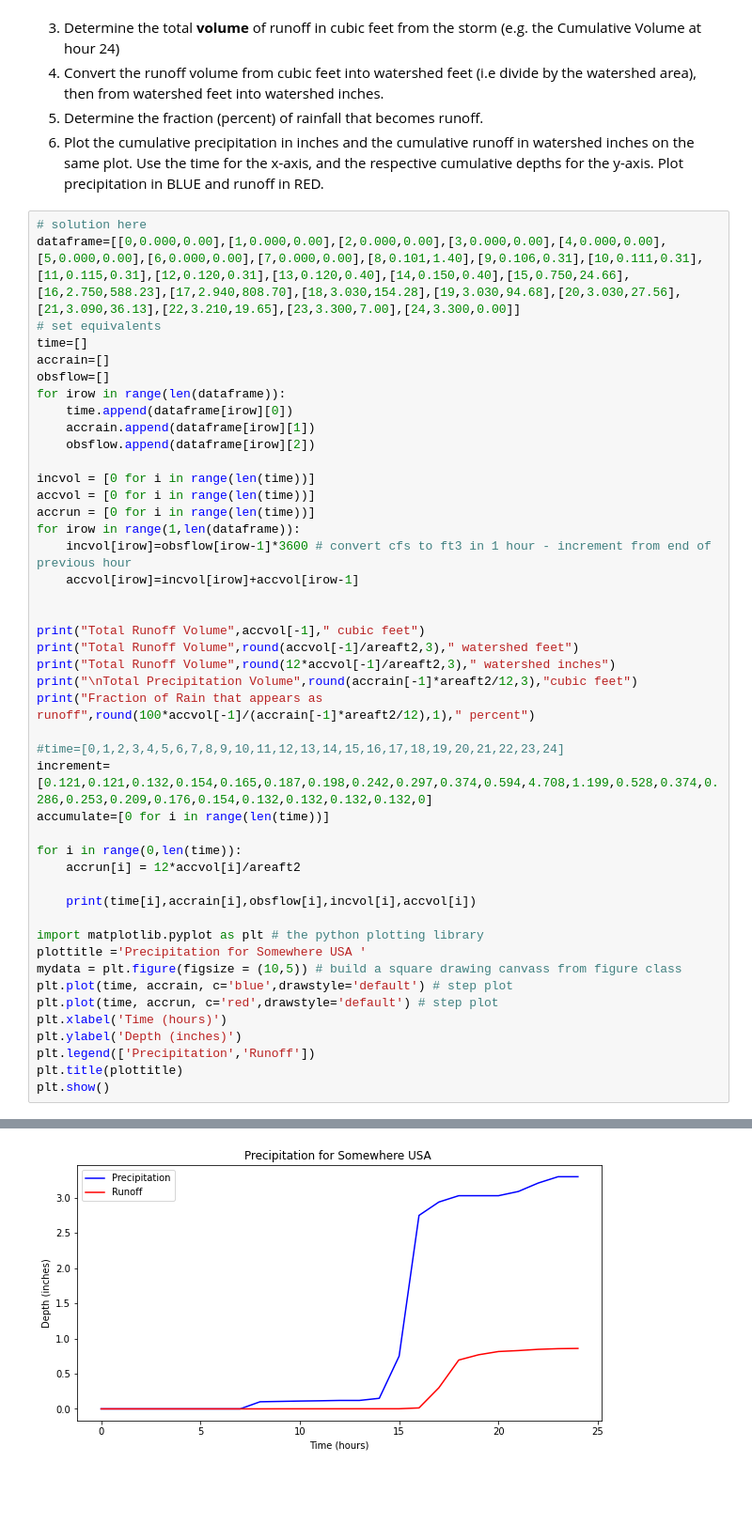
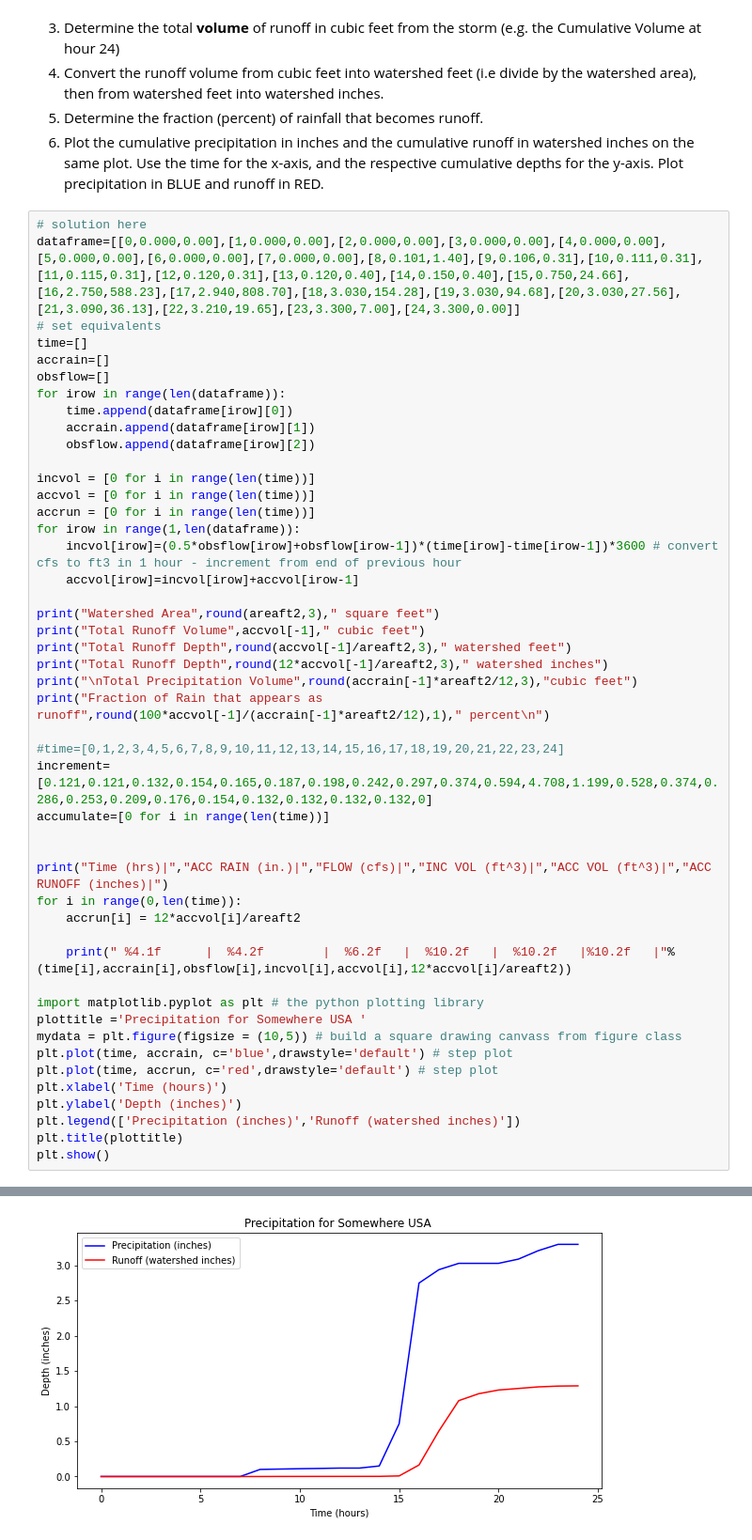
Before and after one commit to dustykat/ce-3354-webroot, a Jupyter notebook: 4-Exams/EX1/src_sol/EX1-WS.ipynb, the cells around one changed output, grey strips where cells are left out. Shown at 94% size. Saved outputs shown, nothing was run; the diff lists cells and outputs as text; blank space fills up the shorter version.

```diff
--- a/4-Exams/EX1/src_sol/EX1-WS.ipynb
+++ b/4-Exams/EX1/src_sol/EX1-WS.ipynb
@@ -266,24 +266,26 @@ incvol = [0 for i in range(len(time))]
 accvol = [0 for i in range(len(time))]
 accrun = [0 for i in range(len(time))]
 for irow in range(1,len(dataframe)):
-    incvol[irow]=obsflow[irow-1]*3600 # convert cfs to ft3 in 1 hour - increment from end of previous hour
+    incvol[irow]=(0.5*obsflow[irow]+obsflow[irow-1])*(time[irow]-time[irow-1])*3600 # convert cfs to ft3 in 1 hour - increment from end of previous hour
     accvol[irow]=incvol[irow]+accvol[irow-1]
 
-
+print("Watershed Area",round(areaft2,3)," square feet")
 print("Total Runoff Volume",accvol[-1]," cubic feet")
-print("Total Runoff Volume",round(accvol[-1]/areaft2,3)," watershed feet")
-print("Total Runoff Volume",round(12*accvol[-1]/areaft2,3)," watershed inches")
+print("Total Runoff Depth",round(accvol[-1]/areaft2,3)," watershed feet")
+print("Total Runoff Depth",round(12*accvol[-1]/areaft2,3)," watershed inches")
 print("\nTotal Precipitation Volume",round(accrain[-1]*areaft2/12,3),"cubic feet")
-print("Fraction of Rain that appears as runoff",round(100*accvol[-1]/(accrain[-1]*areaft2/12),1)," percent")
+print("Fraction of Rain that appears as runoff",round(100*accvol[-1]/(accrain[-1]*areaft2/12),1)," percent\n")
 
 #time=[0,1,2,3,4,5,6,7,8,9,10,11,12,13,14,15,16,17,18,19,20,21,22,23,24]
 increment=[0.121,0.121,0.132,0.154,0.165,0.187,0.198,0.242,0.297,0.374,0.594,4.708,1.199,0.528,0.374,0.286,0.253,0.209,0.176,0.154,0.132,0.132,0.132,0.132,0]
 accumulate=[0 for i in range(len(time))]
 
+
+print("Time (hrs)|","ACC RAIN (in.)|","FLOW (cfs)|","INC VOL (ft^3)|","ACC VOL (ft^3)|","ACC RUNOFF (inches)|")
 for i in range(0,len(time)):
     accrun[i] = 12*accvol[i]/areaft2
 
-    print(time[i],accrain[i],obsflow[i],incvol[i],accvol[i])
+    print(" %4.1f      |  %4.2f        |  %6.2f   |  %10.2f   |  %10.2f   |%10.2f   |"%(time[i],accrain[i],obsflow[i],incvol[i],accvol[i],12*accvol[i]/areaft2))
 
 import matplotlib.pyplot as plt # the python plotting library
 plottitle ='Precipitation for Somewhere USA '
@@ -292,7 +294,7 @@ plt.plot(time, accrain, c='blue',drawstyle='default') # step plot
 plt.plot(time, accrun, c='red',drawstyle='default') # step plot
 plt.xlabel('Time (hours)')
 plt.ylabel('Depth (inches)')
-plt.legend(['Precipitation','Runoff'])
+plt.legend(['Precipitation (inches)','Runoff (watershed inches)'])
 plt.title(plottitle)
 plt.show()
 # %% [output]
@@ -316 +318 @@ Fraction of Rain that appears as runoff 26.0  percent
-[figure, old version]
+[figure, new version]
```
Also changed, not shown: parts of 1 cell of this notebook, 4 other files.
